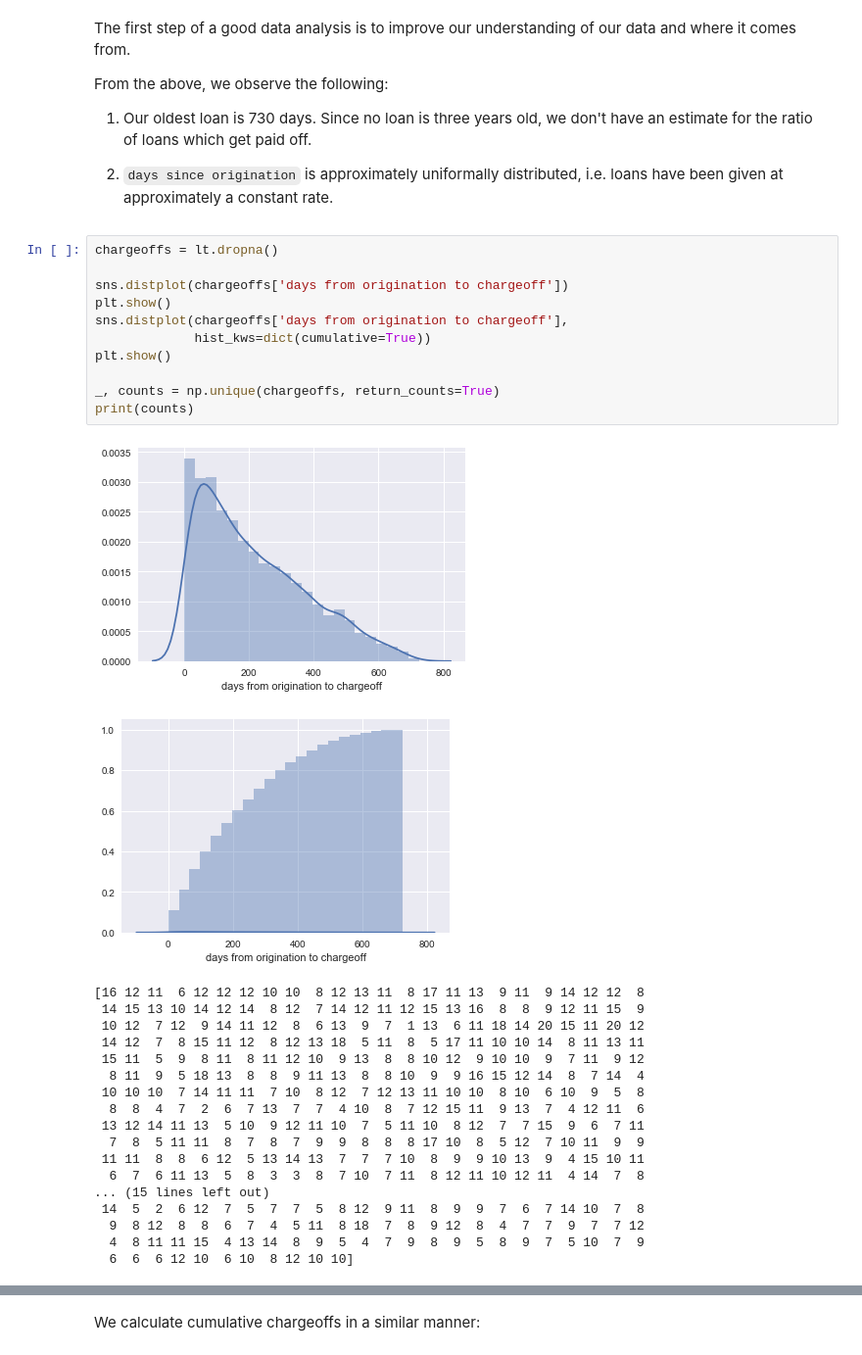
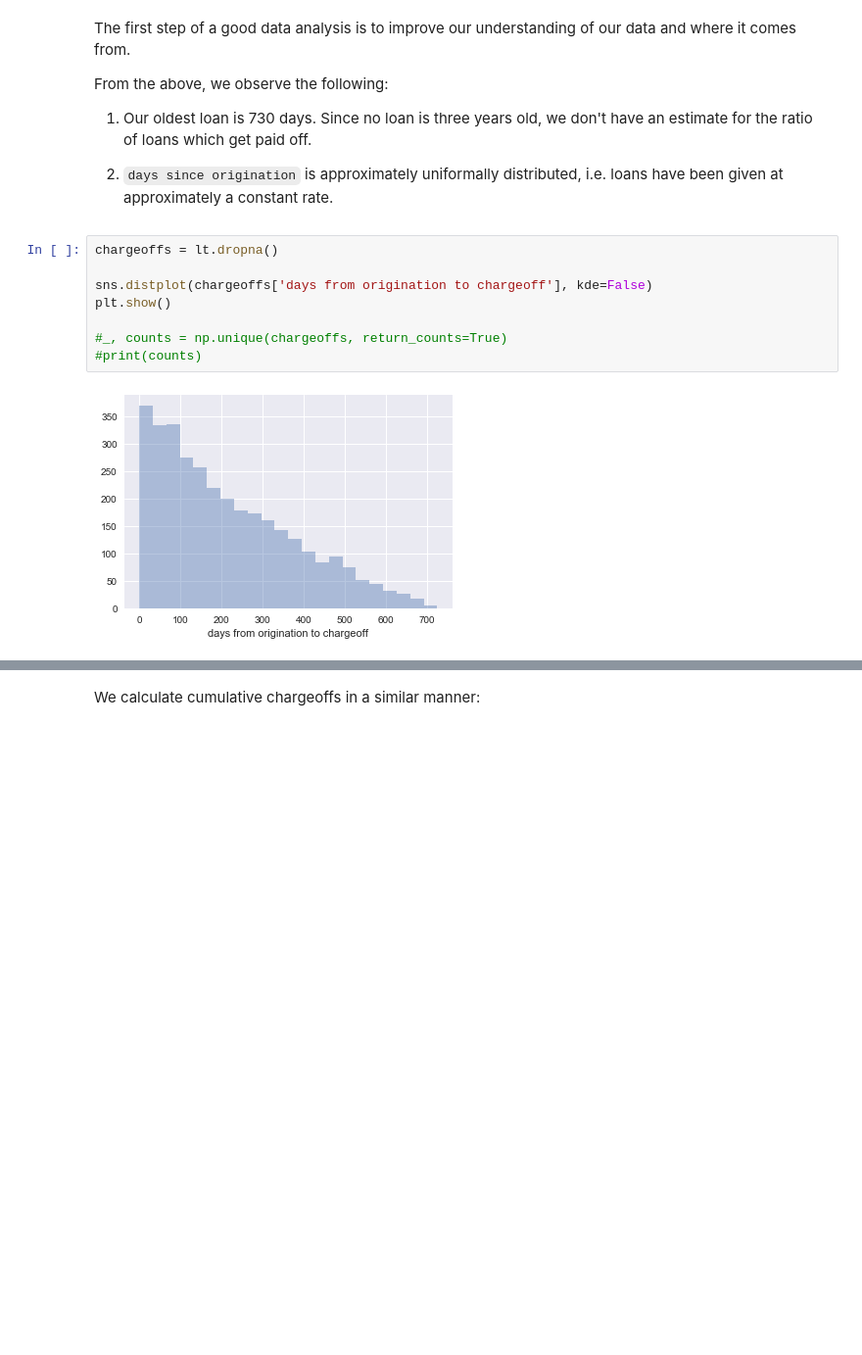
Before and after one commit to welsny/loan-survivorship, a Jupyter notebook: Untitled.ipynb, the cells around one changed output, grey strips where cells are left out. Shown at 98% size. Saved outputs shown, nothing was run; the diff lists cells and outputs as text; blank space fills up the shorter version.

```diff
--- a/Untitled.ipynb
+++ b/Untitled.ipynb
@@ -43,31 +43,10 @@ From the above, we observe the following:
 # %%
 chargeoffs = lt.dropna()
 
-sns.distplot(chargeoffs['days from origination to chargeoff'])
-plt.show()
-sns.distplot(chargeoffs['days from origination to chargeoff'],
-             hist_kws=dict(cumulative=True))
+sns.distplot(chargeoffs['days from origination to chargeoff'], kde=False)
 plt.show()
 
-_, counts = np.unique(chargeoffs, return_counts=True)
-print(counts)
+#_, counts = np.unique(chargeoffs, return_counts=True)
+#print(counts)
 # %% [output]
-[figure, old version]
+[figure, new version]
-[figure, removed]
-[16 12 11  6 12 12 12 10 10  8 12 13 11  8 17 11 13  9 11  9 14 12 12  8
- 14 15 13 10 14 12 14  8 12  7 14 12 11 12 15 13 16  8  8  9 12 11 15  9
- 10 12  7 12  9 14 11 12  8  6 13  9  7  1 13  6 11 18 14 20 15 11 20 12
- 14 12  7  8 15 11 12  8 12 13 18  5 11  8  5 17 11 10 10 14  8 11 13 11
- 15 11  5  9  8 11  8 11 12 10  9 13  8  8 10 12  9 10 10  9  7 11  9 12
-  8 11  9  5 18 13  8  8  9 11 13  8  8 10  9  9 16 15 12 14  8  7 14  4
- 10 10 10  7 14 11 11  7 10  8 12  7 12 13 11 10 10  8 10  6 10  9  5  8
-  8  8  4  7  2  6  7 13  7  7  4 10  8  7 12 15 11  9 13  7  4 12 11  6
- 13 12 14 11 13  5 10  9 12 11 10  7  5 11 10  8 12  7  7 15  9  6  7 11
-  7  8  5 11 11  8  7  8  7  9  9  8  8  8 17 10  8  5 12  7 10 11  9  9
- 11 11  8  8  6 12  5 13 14 13  7  7  7 10  8  9  9 10 13  9  4 15 10 11
-  6  7  6 11 13  5  8  3  3  8  7 10  7 11  8 12 11 10 12 11  4 14  7  8
-... (15 lines left out)
- 14  5  2  6 12  7  5  7  7  5  8 12  9 11  8  9  9  7  6  7 14 10  7  8
-  9  8 12  8  8  6  7  4  5 11  8 18  7  8  9 12  8  4  7  7  9  7  7 12
-  4  8 11 11 15  4 13 14  8  9  5  4  7  9  8  9  5  8  9  7  5 10  7  9
-  6  6  6 12 10  6 10  8 12 10 10]
```
Also changed, not shown: parts of 12 cells of this notebook.
